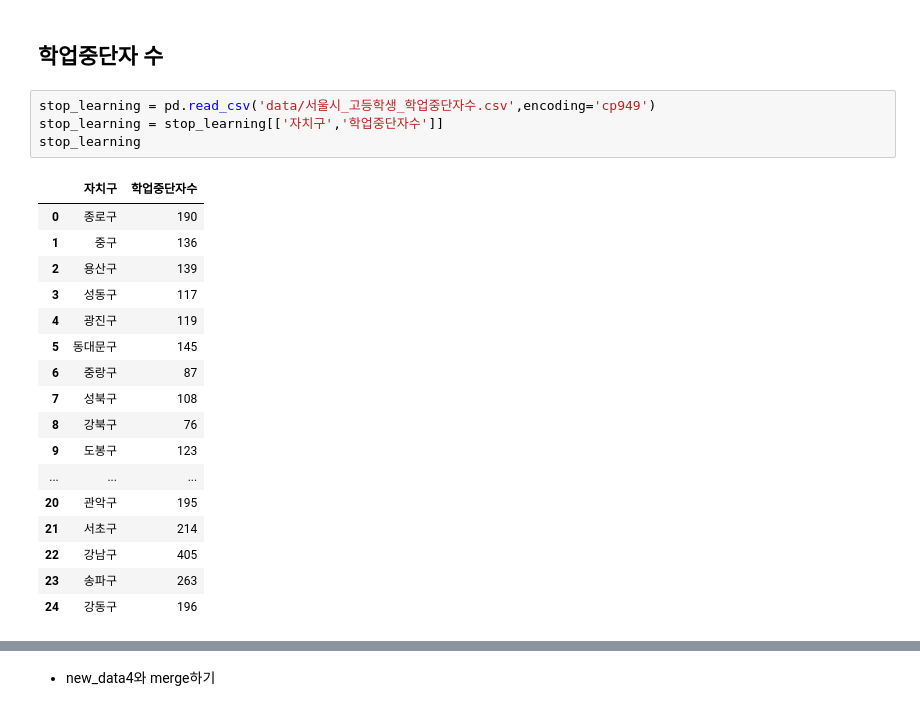
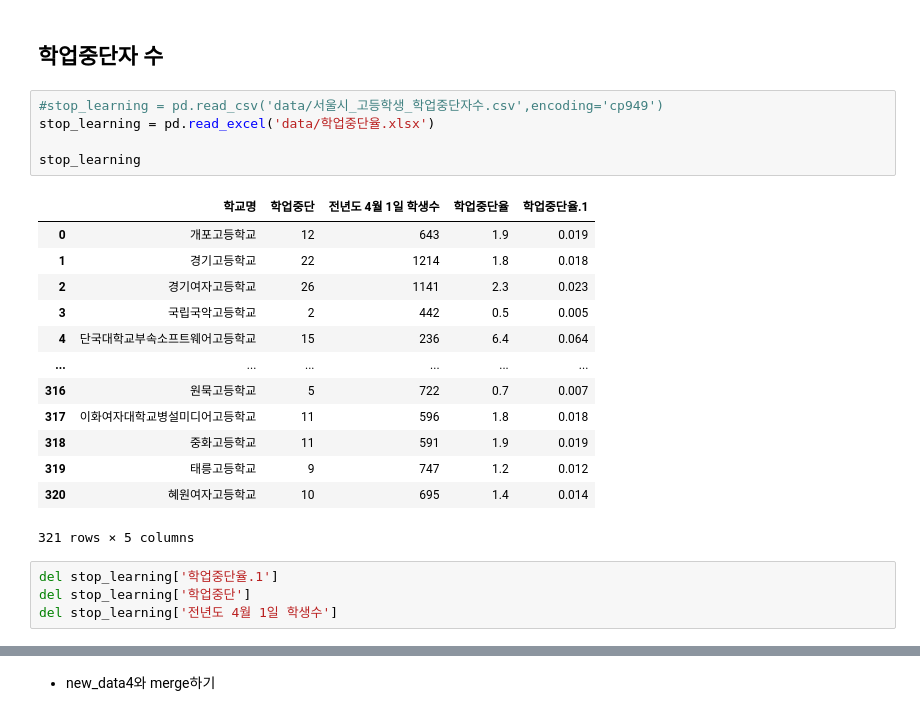
Before and after one commit to nam9296/School_CCTV_Bigdata, a Jupyter notebook: Clustering/남하림/Vulnerability_Indicator3.ipynb, the cells around one changed output, grey strips where cells are left out. Drawn from its saved outputs; the diff is of its cells as text.

Commit message:
Data : Modify

```diff
--- a/Clustering/남하림/Vulnerability_Indicator3.ipynb
+++ b/Clustering/남하림/Vulnerability_Indicator3.ipynb
@@ -314,24 +314,25 @@ new_data4.to_csv('data/new_data4.csv',index=False)
 # %% [markdown]
 ## 학업중단자 수
 # %%
-stop_learning = pd.read_csv('data/서울시_고등학생_학업중단자수.csv',encoding='cp949')
-stop_learning = stop_learning[['자치구','학업중단자수']]
+#stop_learning = pd.read_csv('data/서울시_고등학생_학업중단자수.csv',encoding='cp949')
+stop_learning = pd.read_excel('data/학업중단율.xlsx')
+
 stop_learning
 # %% [output]
-|  | 자치구 | 학업중단자수 |
-| 0 | 종로구 | 190 |
-| 1 | 중구 | 136 |
-| 2 | 용산구 | 139 |
-| 3 | 성동구 | 117 |
-| 4 | 광진구 | 119 |
-| 5 | 동대문구 | 145 |
-| 6 | 중랑구 | 87 |
-| 7 | 성북구 | 108 |
-| 8 | 강북구 | 76 |
-| 9 | 도봉구 | 123 |
-| ... | ... | ... |
-| 20 | 관악구 | 195 |
-| 21 | 서초구 | 214 |
-| 22 | 강남구 | 405 |
-| 23 | 송파구 | 263 |
-| 24 | 강동구 | 196 |
+|  | 학교명 | 학업중단 | 전년도 4월 1일 학생수 | 학업중단율 | 학업중단율.1 |
+| 0 | 개포고등학교 | 12 | 643 | 1.9 | 0.019 |
+| 1 | 경기고등학교 | 22 | 1214 | 1.8 | 0.018 |
+| 2 | 경기여자고등학교 | 26 | 1141 | 2.3 | 0.023 |
+| 3 | 국립국악고등학교 | 2 | 442 | 0.5 | 0.005 |
+| 4 | 단국대학교부속소프트웨어고등학교 | 15 | 236 | 6.4 | 0.064 |
+| ... | ... | ... | ... | ... | ... |
+| 316 | 원묵고등학교 | 5 | 722 | 0.7 | 0.007 |
+| 317 | 이화여자대학교병설미디어고등학교 | 11 | 596 | 1.8 | 0.018 |
+| 318 | 중화고등학교 | 11 | 591 | 1.9 | 0.019 |
+| 319 | 태릉고등학교 | 9 | 747 | 1.2 | 0.012 |
+| 320 | 혜원여자고등학교 | 10 | 695 | 1.4 | 0.014 |
+321 rows × 5 columns
+# %%
+del stop_learning['학업중단율.1']
+del stop_learning['학업중단']
+del stop_learning['전년도 4월 1일 학생수']
```
Also changed, not shown: parts of 4 cells of this notebook, 5 other files.
